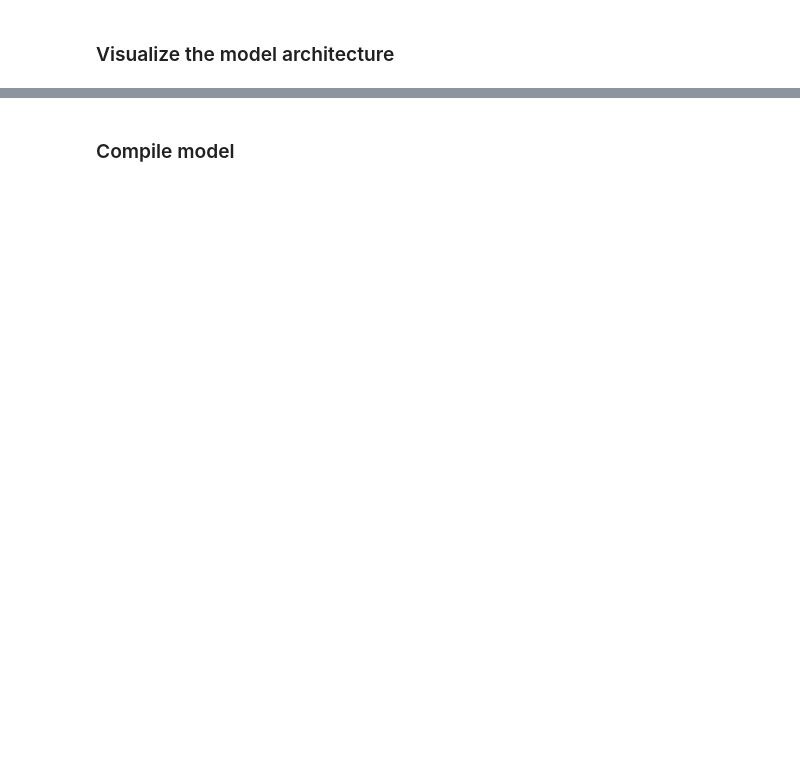
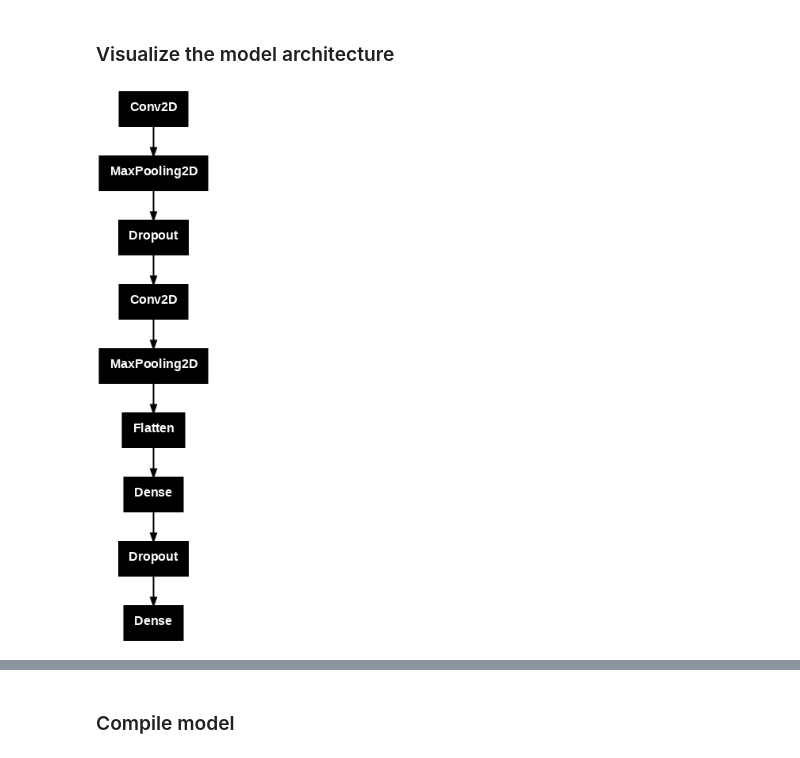
Before and after one commit to 20161609/AI-Tech-Learning, a Jupyter notebook: 16_cnn_multi_fashionmnist.ipynb, the cells around one changed output, grey strips where cells are left out. Drawn from its saved outputs; the diff is of its cells as text; code cells hidden in the pictures; blank space fills up the shorter version.

```diff
--- a/16_cnn_multi_fashionmnist.ipynb
+++ b/16_cnn_multi_fashionmnist.ipynb
@@ -105,0 +166,4 @@ plot_model(model, to_file='model.png', show_shapes=True, dpi=72)
+# %%
+keras.utils.plot_model(model, dpi=72)
+# %% [output]
+[figure, added]
```
Also changed, not shown: parts of 26 cells of this notebook.
